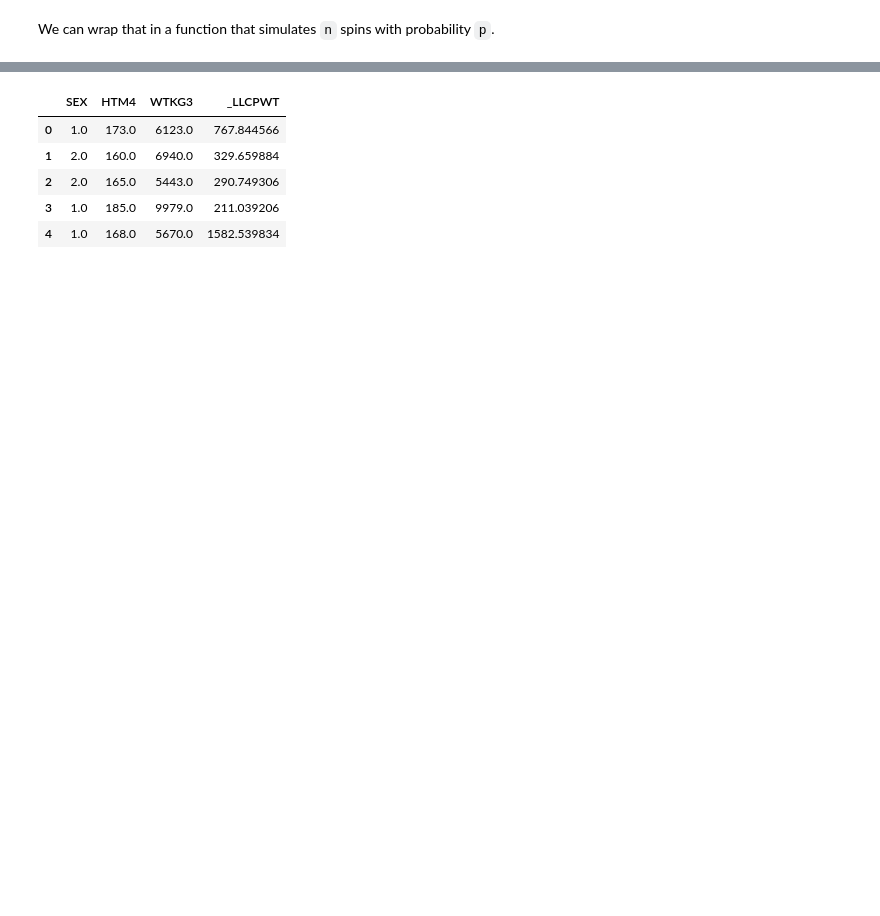
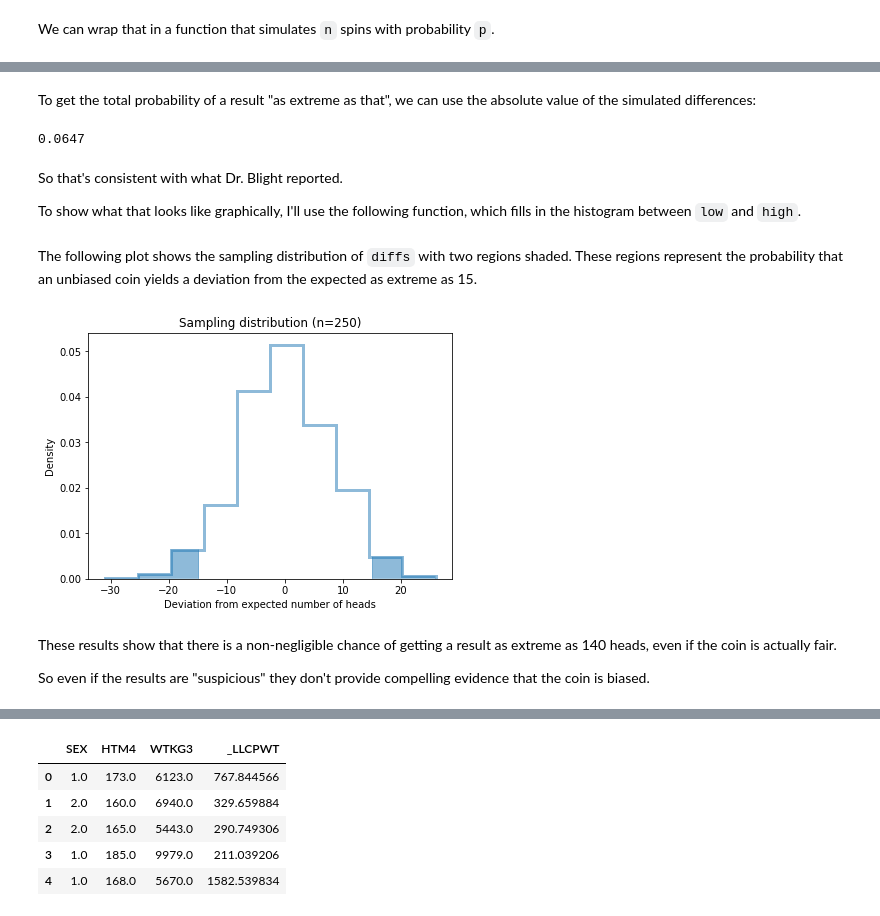
Before and after one commit to AllenDowney/CompStats, a Jupyter notebook: resampling.ipynb, the cells around one changed output, grey strips where cells are left out. Cells and saved outputs as stored; diff of their text form; code cells hidden in the pictures; blank space fills up the shorter version.

```diff
--- a/resampling.ipynb
+++ b/resampling.ipynb
@@ -202,0 +130,2 @@ selected.to_hdf('LLCP2016.HDF', 'brfss')
+# %%
+observed_diff = heads - expected
@@ -202,0 +150,37 @@ selected.to_hdf('LLCP2016.HDF', 'brfss')
+# %% [markdown]
+To get the total probability of a result "as extreme as that", we can use the absolute value of the simulated differences:
+# %%
+np.mean(abs(diffs) >= observed_diff)
+# %% [output]
+0.0647
+# %% [markdown]
+So that's consistent with what Dr. Blight reported.
+
+To show what that looks like graphically, I'll use the following function, which fills in the histogram between `low` and `high`.
+# %%
+def fill_hist(low, high, patch):
+    options = dict(alpha=0.5, color='C0')
+    fill = plt.axvspan(low, high,
+                       clip_path=patch,
+                       **options)
+# %% [markdown]
+The following plot shows the sampling distribution of `diffs` with two regions shaded.  These regions represent the probability that an unbiased coin yields a deviation from the expected as extreme as 15.
+# %%
+patch = plot_hist(diffs)
+
+low = observed_diff
+high = diffs.max()
+fill_hist(low, high, patch)
+
+low = diffs.min()
+high = -observed_diff
+fill_hist(low, high, patch)
+
+plt.title('Sampling distribution (n=250)')
+plt.xlabel('Deviation from expected number of heads');
+# %% [output]
+[figure, added]
+# %% [markdown]
+These results show that there is a non-negligible chance of getting a result as extreme as 140 heads, even if the coin is actually fair.
+
+So even if the results are "suspicious" they don't provide compelling evidence that the coin is biased.
```
Also changed, not shown: parts of 185 cells of this notebook.
